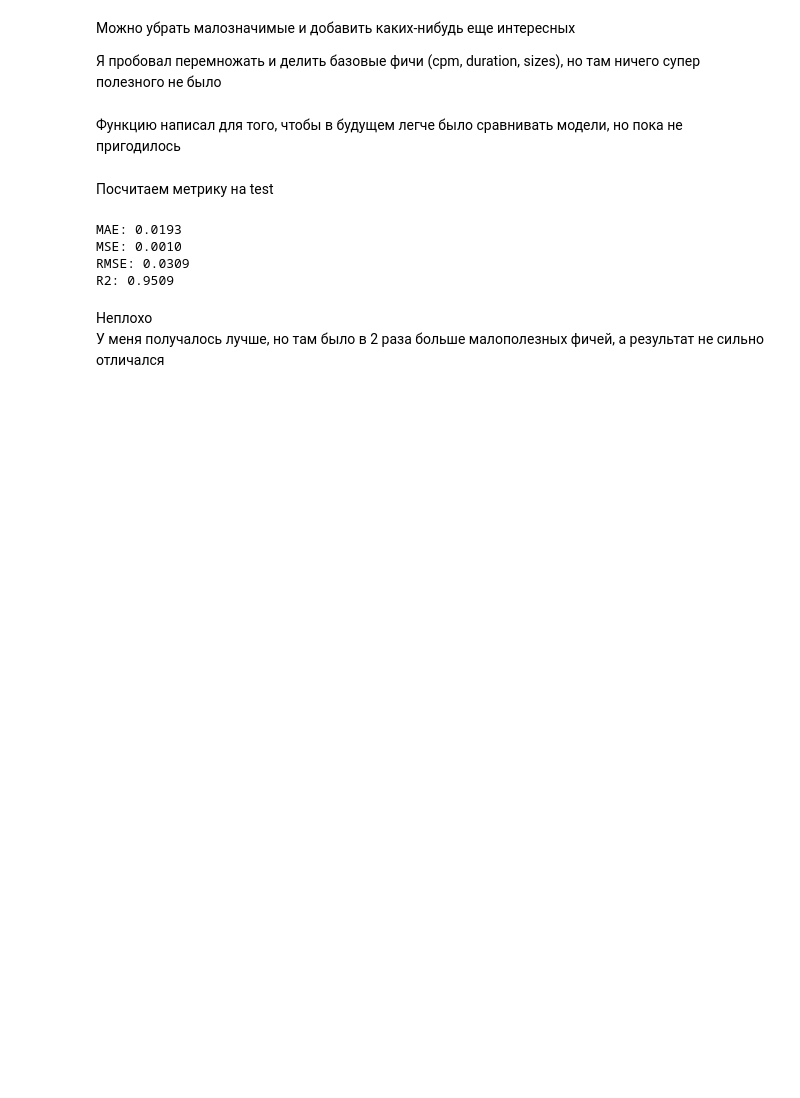
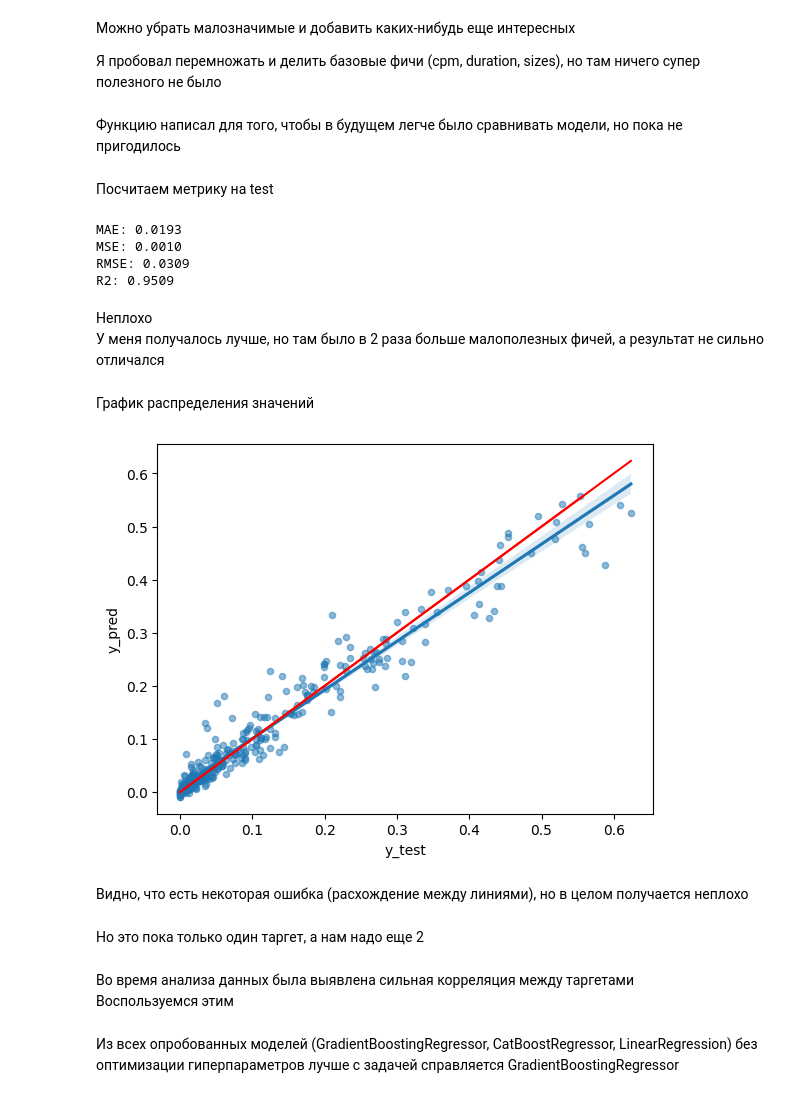
Before and after one commit to MyEvilpumpkin/VKAds, a Jupyter notebook: src/solution.ipynb, the cells around one changed output. Drawn from its saved outputs; the diff is of its cells as text; code cells hidden in the pictures; blank space fills up the shorter version.

Commit message:
Add VKAdsRegressor as single model

```diff
--- a/src/solution.ipynb
+++ b/src/solution.ipynb
@@ -155,12 +153,14 @@ corr.style.background_gradient(cmap='coolwarm')
 | mean_active_users_in_publishers | -0.015117 | -0.050152 | -0.364333 | 0.005092 | 0.012754 | -0.103672 | ... |
 # %% [markdown]
 Видно, что некоторые признаки сильно коррелируют, но я не стал их убирать пока, потому что они всё равно полезны для метрики
+# %%
+target = validate_answers_df.copy()
 # %% [markdown]
 Делим на train и test
 # %%
 from sklearn.model_selection import train_test_split
 
-X_train, X_test, y_train, y_test = train_test_split(features, target, test_size=0.33, random_state=42)
+features_train, features_test, target_train, target_test = train_test_split(features, target, test_size=0.33, random_state=42)
 # %% [markdown]
 ## Работа с моделью
 # %% [markdown]
@@ -191,0 +168,7 @@ Learning rate set to 0.038478
+# %%
+from catboost import CatBoostRegressor
+
+X_train1, X_test1, y_train1, y_test1 = features_train, features_test, target_train['at_least_one'], target_test['at_least_one']
+
+model1 = CatBoostRegressor()
+model1.fit(X_train1, y_train1)
@@ -233,16 +235,38 @@ def print_metrics(y_true, y_pred):
     print(f"R2: {r2:.4f}")
 # %% [markdown]
 Посчитаем метрику на test
-# %%
-y_true = np.array(y_test)
-y_pred = model.predict(X_test)
-
-print_metrics(y_true, y_pred)
-# %% [output]
-MAE: 0.0193
-MSE: 0.0010
-RMSE: 0.0309
-R2: 0.9509
+# %%
+y_true1 = np.array(y_test1)
+y_pred1 = model1.predict(X_test1)
+
+print_metrics(y_true1, y_pred1)
+# %% [output]
+MAE: 0.0193
+MSE: 0.0010
+RMSE: 0.0309
+R2: 0.9509
 # %% [markdown]
 Неплохо
 У меня получалось лучше, но там было в 2 раза больше малополезных фичей, а результат не сильно отличался
+# %% [markdown]
+График распределения значений
+# %%
+result1 = pd.DataFrame()
+result1['y_test'] = y_test1
+result1['y_pred'] = y_pred1
+
+sns.regplot(data=result1, x='y_test', y='y_pred', scatter_kws={"s": 20, "alpha": 0.5})
+
+x = np.linspace(0, result1.max(), 100)
+plt.plot(x, x, color="red");
+# %% [output]
+[figure, added]
+# %% [markdown]
+Видно, что есть некоторая ошибка (расхождение между линиями), но в целом получается неплохо
+# %% [markdown]
+Но это пока только один таргет, а нам надо еще 2
+# %% [markdown]
+Во время анализа данных была выявлена сильная корреляция между таргетами
+Воспользуемся этим
+# %% [markdown]
+Из всех опробованных моделей (GradientBoostingRegressor, CatBoostRegressor, LinearRegression) без оптимизации гиперпараметров лучше с задачей справляется GradientBoostingRegressor
```
Also changed, not shown: parts of 23 cells of this notebook, 3 other files.
